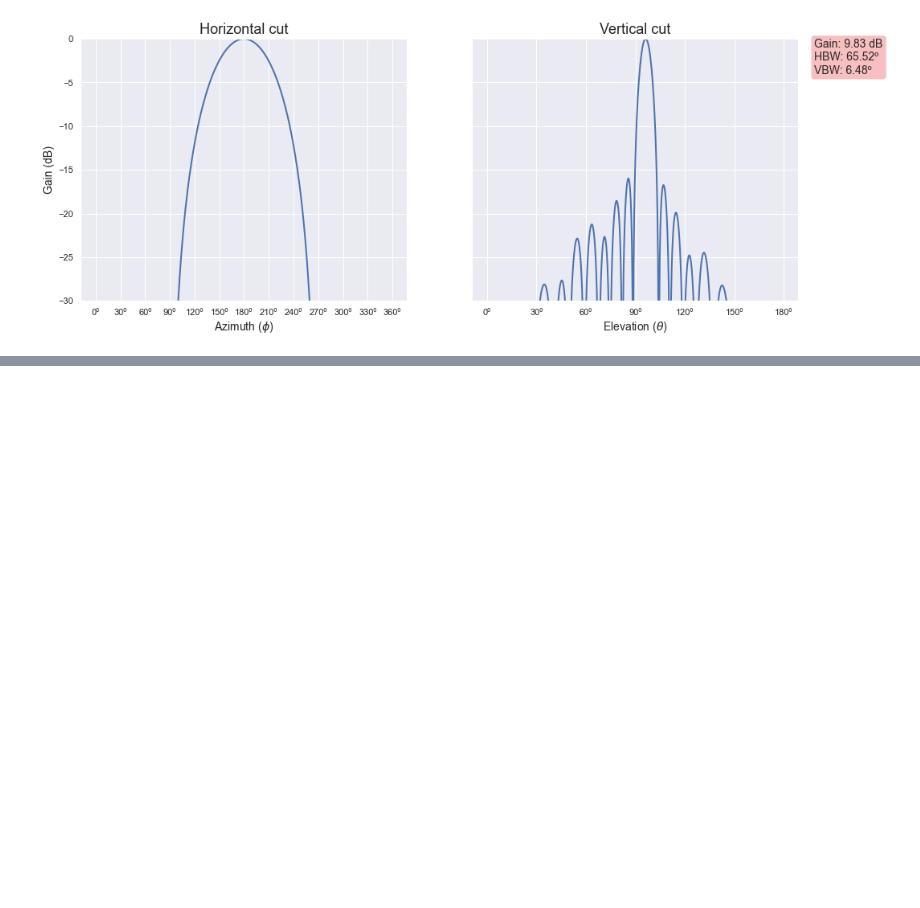
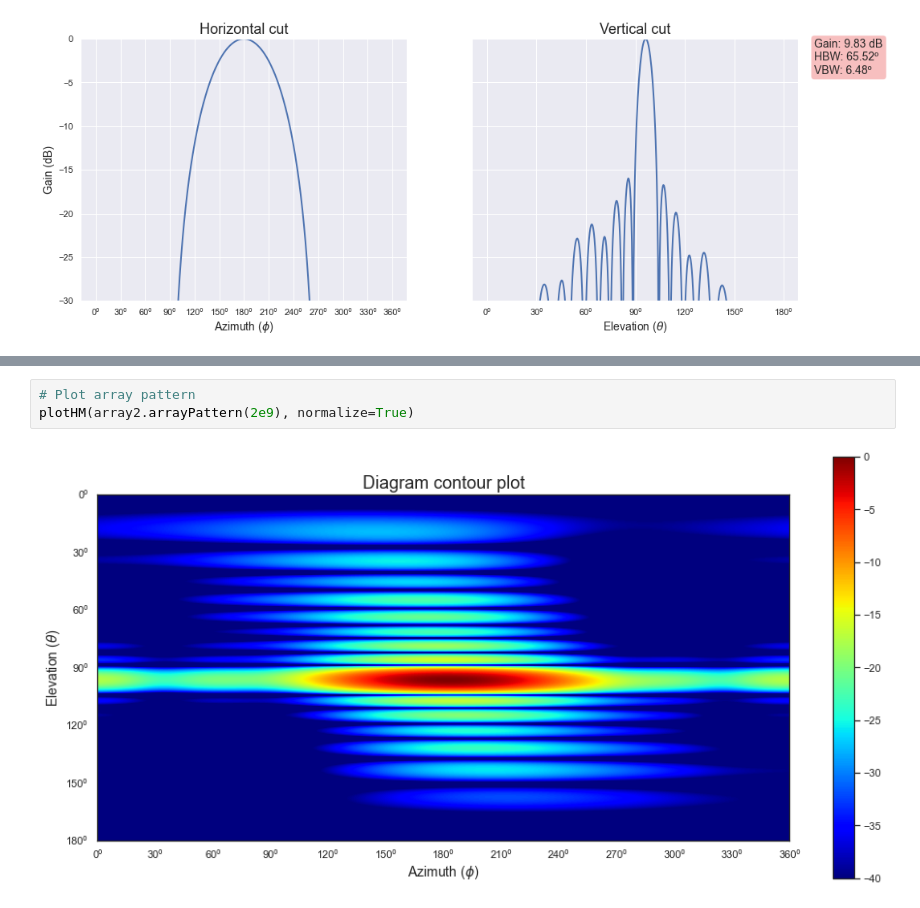
Before and after one commit to gvillalba86/PatternCalculator, a Jupyter notebook: arrayExample.ipynb, the cells around one changed output, grey strips where cells are left out. Drawn from its saved outputs; the diff is of its cells as text; blank space fills up the shorter version.

```diff
--- a/arrayExample.ipynb
+++ b/arrayExample.ipynb
@@ -81,0 +99,5 @@ plotCuts(array1.arrayPattern(2e9), normalize=True)
+# %%
+# Plot array pattern
+plotHM(array2.arrayPattern(2e9), normalize=True)
+# %% [output]
+[figure, added]
```
Also changed, not shown: parts of 9 cells of this notebook, 2 other files.
